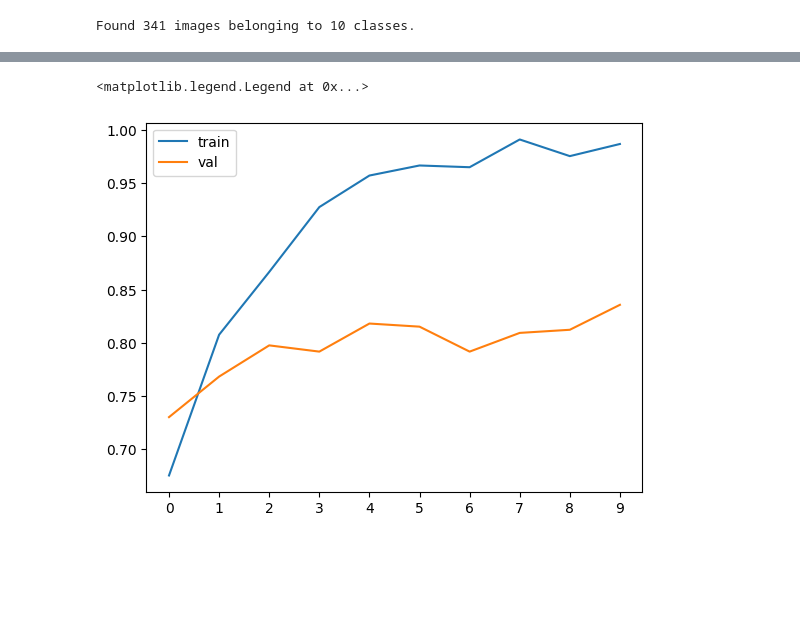
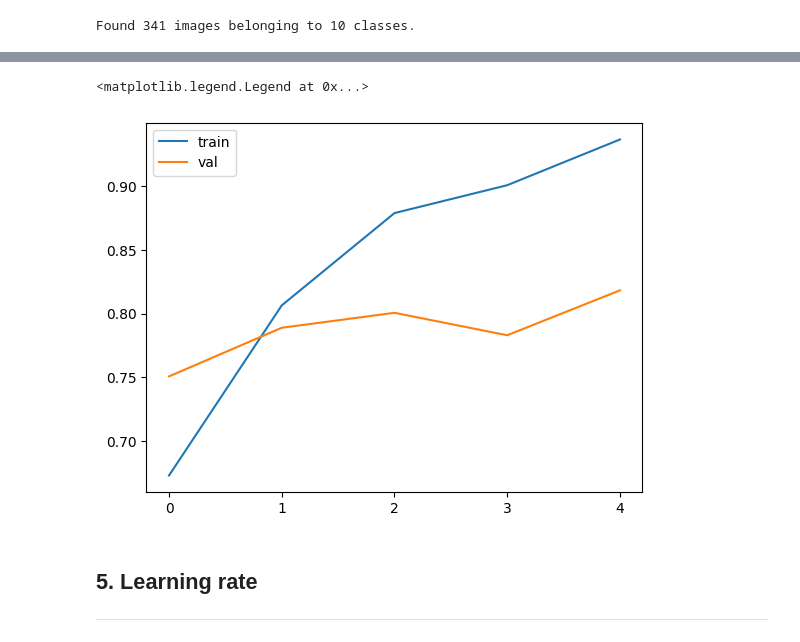
Before and after one commit to bruno-lima98/ml-zoomcamp-homework, a Jupyter notebook: 01-classes/06-deep-learning/main.ipynb, the cells around one changed output, grey strips where cells are left out. Drawn from its saved outputs; the diff is of its cells as text; code cells hidden in the pictures; blank space fills up the shorter version.

```diff
--- a/01-classes/06-deep-learning/main.ipynb
+++ b/01-classes/06-deep-learning/main.ipynb
@@ -141,5 +141,5 @@ loss = keras.losses.CategoricalCrossentropy(from_logits=True)
 
 model.compile(optimizer=optimizer, loss=loss, metrics=['accuracy'])
 # %%
-history = model.fit(train_ds, epochs=10, validation_data=val_ds)
+history = model.fit(train_ds, epochs=5, validation_data=val_ds)
 # %% [output]
@@ -171,8 +161,11 @@ Epoch 10/10
 # %%
 plt.plot(history.history['accuracy'], label='train')
 plt.plot(history.history['val_accuracy'], label='val')
-plt.xticks(np.arange(10))
+plt.xticks(np.arange(5))
 plt.legend()
 # %% [output]
 <matplotlib.legend.Legend at 0x...>
-[figure, old version]
+[figure, new version]
+# %% [markdown]
+## 5. Learning rate
+----
```
Also changed, not shown: parts of 11 cells of this notebook.
